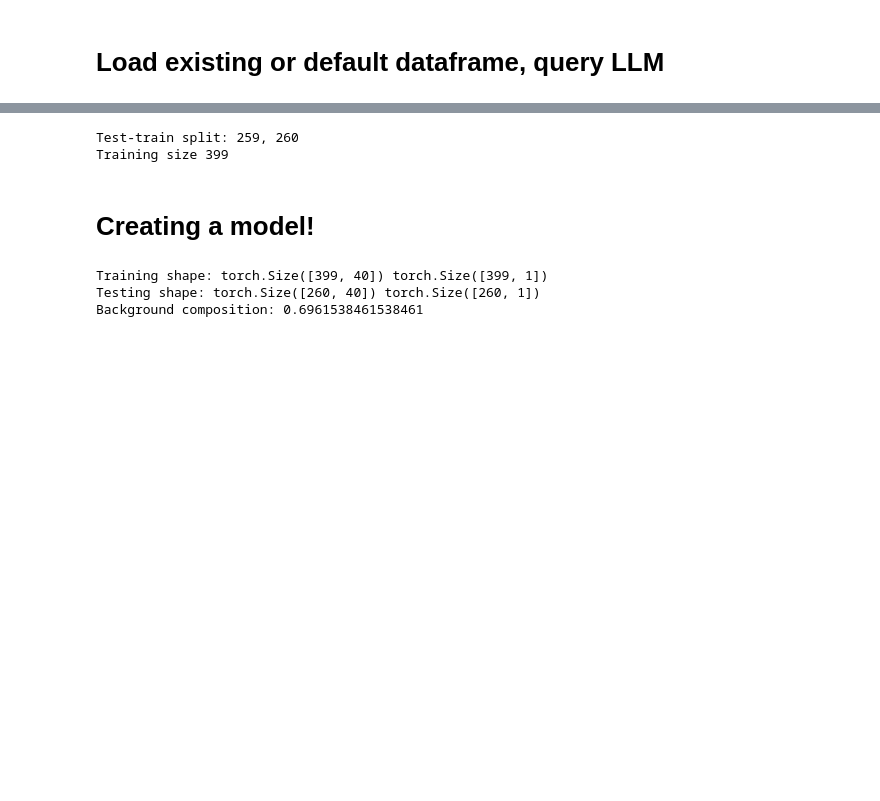
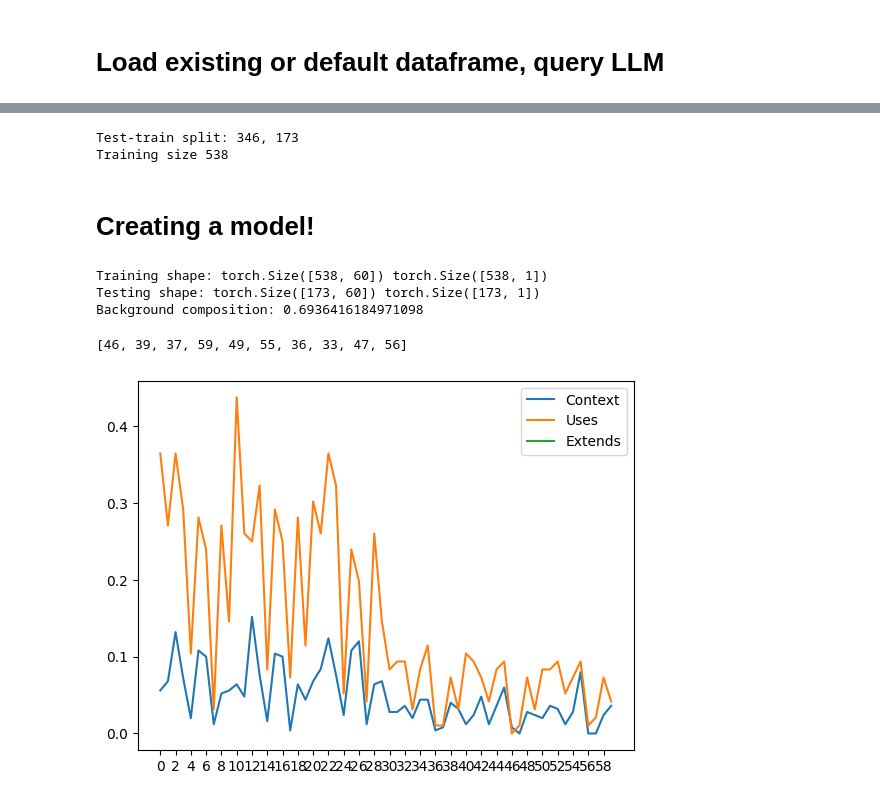
Before and after one commit to atrisovic/paper_analysis_toolkit, a Jupyter notebook: notebooks/matrix_improvements/one_hot_model_training.ipynb, the cells around one changed output, grey strips where cells are left out. Drawn from its saved outputs; the diff is of its cells as text; code cells hidden in the pictures; blank space fills up the shorter version.

```diff
--- a/notebooks/matrix_improvements/one_hot_model_training.ipynb
+++ b/notebooks/matrix_improvements/one_hot_model_training.ipynb
@@ -35,14 +51,16 @@ mapping = lambda s: {'background': 'context',
 # %% [markdown]
 # Load existing or default dataframe, query LLM
 # %%
-lazy_copy = 'uniform_base_sample_ollama_prompt_2024-07-23 21/53/00'
-total_questions = 40
 other_path = f'~/Desktop/2. FutureTech/uniform_sample/results/{lazy_copy.replace('/',':')}.csv'
 df = pd.read_csv(other_path) #update_labels(other_path, save = True)
-df = df.sample(frac=1, random_state = seed).reset_index(drop=True)
-df['answer_vector'] = df['json_response'].apply(partial(get_answer_vector, length = total_questions))
+
+
+df = df.sort_values(by = 'multisentence').reset_index(drop = True)
+df = df.sample(frac=1, random_state = seed)
 #df.rename(columns={'json_booleans':'json_response'}, inplace = True)
 print(len(df))
 df.head()
+
+df['answer_vector'] = df['answer_vector'].apply(lambda s: vector_from_string_bool(s))
 # %% [output]
 519
@@ -56,2 +66,0 @@ df.head()
-# %%
-df = df[df['answer_vector'].notna()]
@@ -58,11 +70,11 @@ df = df[df['answer_vector'].notna()]
 # %%
-split = floor(.5 * len(df))
+split = floor(2/3 * len(df))
 print(f"Test-train split: {split}, {len(df) - split}")
 
 df_train, df_test = df.iloc[:split], df.iloc[split:]
 
 
-label_mask = lambda s: df_train['alex2'].apply(mapping) == s
+label_mask = lambda s: df_train['alex'].apply(mapping) == s
 labels = sorted(list({mapping(item) for item in ['background', 'extends', 'uses']}))
 per_label_samples = max([len(df_train[label_mask(label)]) for label in labels])
 per_label_multipliers = [ceil(per_label_samples/len(df_train[label_mask(label)])) for label in labels]
@@ -72,13 +84,13 @@ per_label_multipliers = [ceil(per_label_samples/len(df_train[label_mask(label)])
 df_train = pd.concat([df_train[label_mask(label)] for label, multiplier in zip(labels, per_label_multipliers) for _ in range(0, multiplier)])
 print(f"Training size {len(df_train)}")
 # %% [output]
-Test-train split: 259, 260
-Training size 399
+Test-train split: 346, 173
+Training size 538
 # %% [markdown]
 # Creating a model!
 # %%
-X_train, y_train = (np.random.RandomState(seed=seed).permutation(np.stack(df_train['answer_vector'])),
-                        np.random.RandomState(seed=seed).permutation(np.array(df_train['alex2'].apply(mapping).apply(lambda s: {'context': 0, 'uses': 1, 'extends': 2}.get(s))))
+X_train, y_train = (np.stack(df_train['answer_vector']),
+                        np.array(df_train['alex'].apply(mapping).apply(lambda s: {'context': 0, 'uses': 1, 'extends': 2}.get(s)))
                 )
 
 X_train = torch.tensor(X_train, dtype = torch.float32)
@@ -86,14 +98,26 @@ y_train = torch.tensor(y_train, dtype = torch.float32).reshape(-1, 1)
 
 
 X_test = torch.tensor(np.stack(df_test['answer_vector']), dtype = torch.float32)
-y_test = torch.tensor(np.array(df_test['alex2'].apply(mapping).apply(lambda s: {'context': 0, 'uses': 1, 'extends': 2}.get(s))), dtype = torch.float32).reshape(-1, 1)
+y_test = torch.tensor(np.array(df_test['alex'].apply(mapping).apply(lambda s: {'context': 0, 'uses': 1, 'extends': 2}.get(s))), dtype = torch.float32).reshape(-1, 1)
 print("Training shape:", X_train.shape, y_train.shape)
 print("Testing shape:", X_test.shape, y_test.shape)
 
 c = Counter([el.item() for el in y_test])
 print(f"Background composition: {c[0]/len(df_test)}")
 # %% [output]
-Training shape: torch.Size([399, 40]) torch.Size([399, 1])
-Testing shape: torch.Size([260, 40]) torch.Size([260, 1])
-Background composition: 0.6961538461538461
+Training shape: torch.Size([538, 60]) torch.Size([538, 1])
+Testing shape: torch.Size([173, 60]) torch.Size([173, 1])
+Background composition: 0.6936416184971098
+# %%
+plt.plot(question_frequency_distribution(X_train, y_train, 0))
+plt.plot(question_frequency_distribution(X_train, y_train, 1))
+plt.plot(question_frequency_distribution(X_train, y_train, 2))
+plt.xticks(ticks = [i for i in range(X_train.shape[1]) if i % 2 == 0])
+
+plt.legend(["Context", "Uses", "Extends"])
+
+print(get_highest_relative_questions(X_train, y_train, target_index = 0, reference_index = 1, n = 10))
+# %% [output]
+[46, 39, 37, 59, 49, 55, 36, 33, 47, 56]
+[figure, added]
 # %%
```
Also changed, not shown: parts of 9 cells of this notebook, 3 other files.
